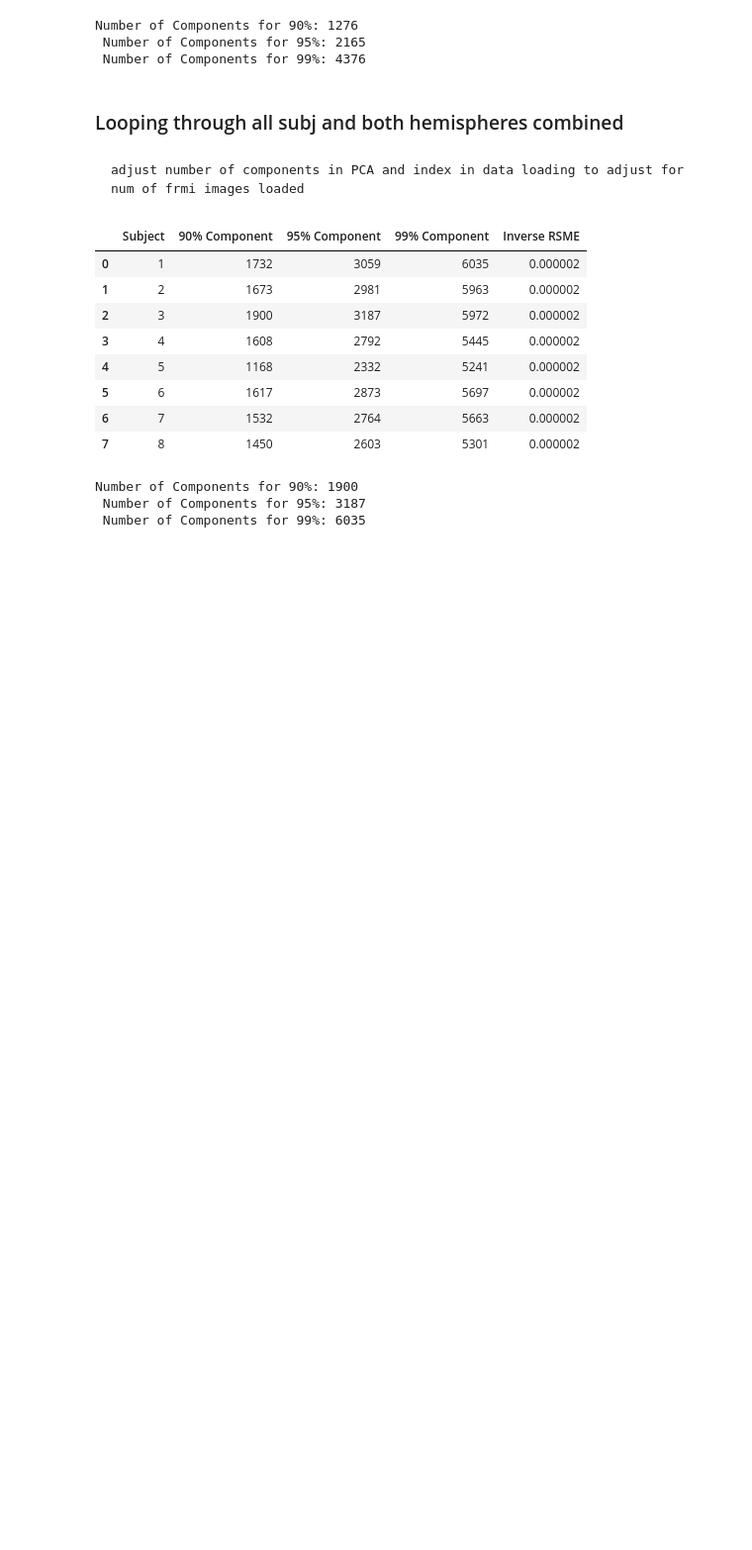
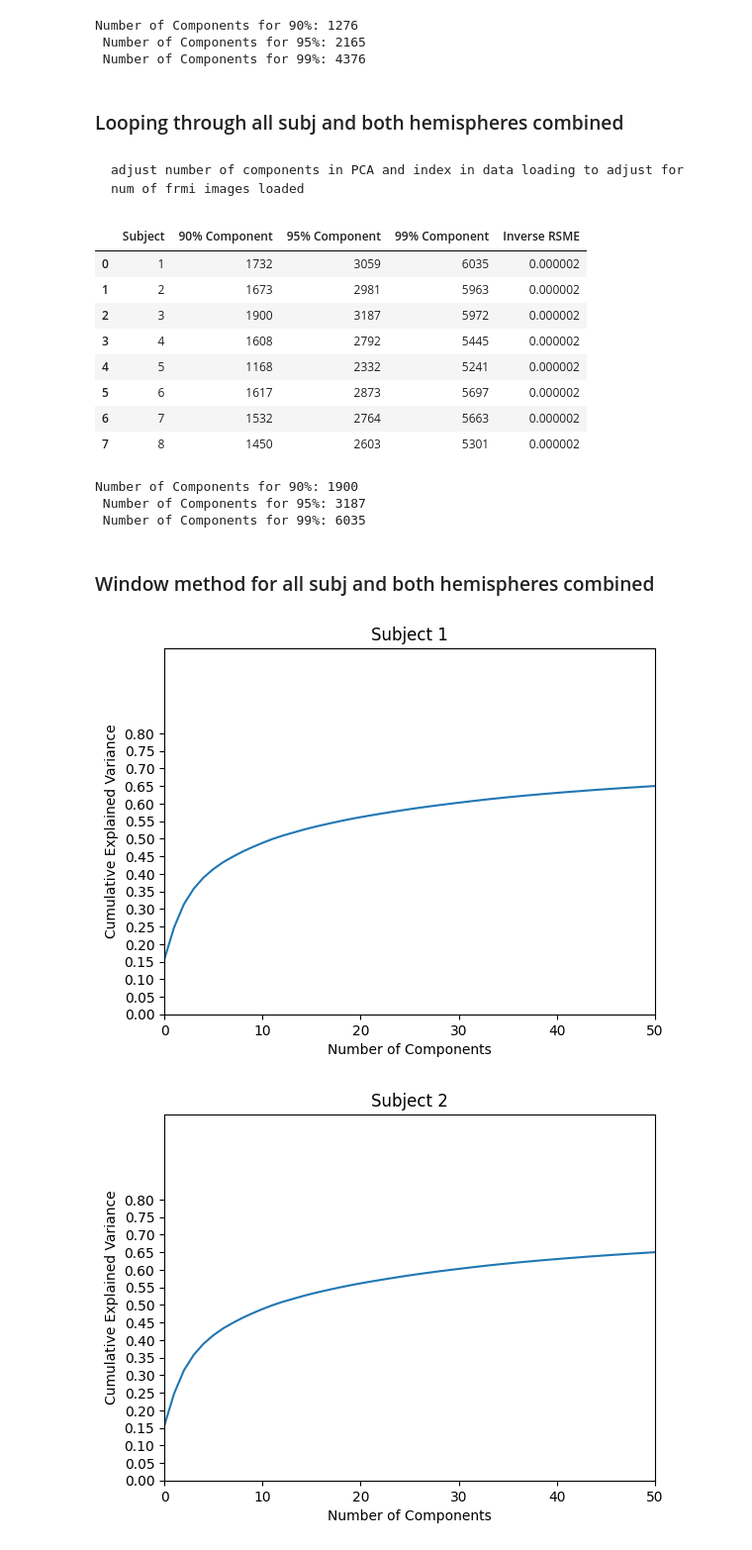
Before and after one commit to RaghavVacher/aml_project_2023, a Jupyter notebook: src/notebooks/PCA_exploration_EK.ipynb, the cells around one changed output. Shown: that part at 99% size. Drawn from its saved outputs; the diff is of its cells as text; code cells hidden in the pictures; blank space fills up the shorter version.

Commit message:
PCA elbow exploration + plots in output folder

```diff
--- a/src/notebooks/PCA_exploration_EK.ipynb
+++ b/src/notebooks/PCA_exploration_EK.ipynb
@@ -205,3 +205,32 @@ Number of Components for 90%: 1900
  Number of Components for 99%: 6035
 # %%
 PCA_results_combined.to_csv('../../output/PCA_results_combined.csv')
+# %% [markdown]
+### Window method for all subj and both hemispheres combined
+# %%
+#loop thorugh each subject to perform PCA on both hemipsheres combined
+for subject in range(1,8+1):
+    subj.append(str(subject))
+    #load data
+    path = '../../data/algonauts/subj0' + str(subject)
+    data_lh = np.load(path + '/training_split/training_fmri/lh_training_fmri.npy')
+    data_rh = np.load(path + '/training_split/training_fmri/rh_training_fmri.npy')
+    #concat both hemispheres
+    brain = np.concatenate((data_lh, data_rh), axis = 1)
+
+    #PCA
+    pca_brain = PCA(n_components=brain.shape[0])
+    pca_brain.fit(brain)
+    brain_transform = pca_brain.transform(brain)
+
+    #plot but  explained variance ratio zoomed in on num_components 0-100
+    plt.plot(np.cumsum(pca.explained_variance_ratio_))
+    plt.xlabel('Number of Components')
+    plt.xlim(0, 50)
+    plt.ylabel('Cumulative Explained Variance')
+    plt.yticks(np.arange(0, .85, 0.05))
+    plt.title(f'Subject {subject}')
+    plt.show()
+# %% [output]
+[figure, added]
+[figure, added]
```
Also changed, not shown: parts of 2 cells of this notebook, 8 other files.
